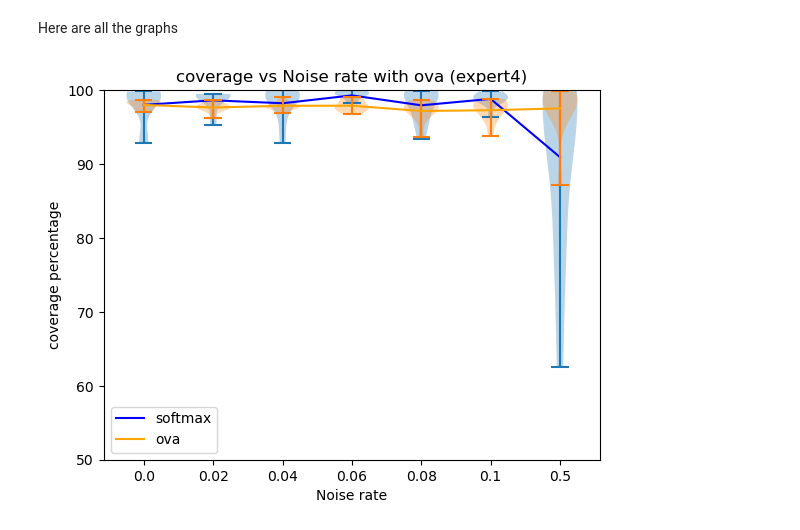
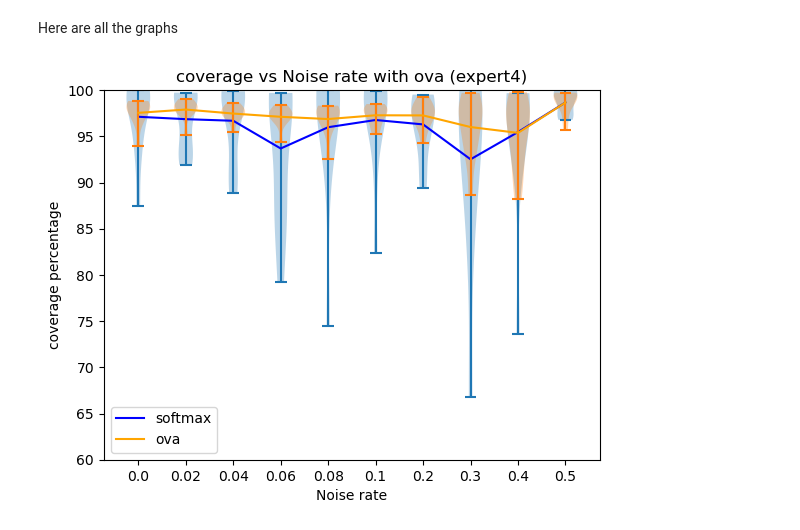
Before and after one commit to LeonPeric/Multi_L2D, a Jupyter notebook: Hatespeech/analysis.ipynb, the cells around one changed output. Saved outputs shown, nothing was run; the diff lists cells and outputs as text; code cells hidden in the pictures.

```diff
--- a/Hatespeech/analysis.ipynb
+++ b/Hatespeech/analysis.ipynb
@@ -7,7 +7,7 @@ import matplotlib.pyplot as plt
 import json
 %matplotlib inline
 
-noise_rates = [0.0, 0.02, 0.04, 0.06, 0.08, 0.1, 0.5]
+noise_rates = [0.0, 0.02, 0.04, 0.06, 0.08, 0.1, 0.2, 0.3, 0.4, 0.5]
 seeds = [42, 35, 936, 235, 464, 912, 445, 202, 19, 986]
 # %%
 with open("metrics/metrics_ova_expert4.json", "rb") as f:
@@ -16,11 +16,11 @@ with open("metrics/metrics_ova_expert4.json", "rb") as f:
 with open("metrics/metrics_softmax_expert4.json", "rb") as f:
     metrics_softmax_expert4 = json.load(f)
 
-with open("metrics/metrics_ova_expert5.json", "rb") as f:
-    metrics_ova_expert5 = json.load(f)
+# with open("metrics/metrics_ova_expert5.json", "rb") as f:
+#     metrics_ova_expert5 = json.load(f)
 
-with open("metrics/metrics_softmax_expert5.json", "rb") as f:
-    metrics_softmax_expert5 = json.load(f)
+# with open("metrics/metrics_softmax_expert5.json", "rb") as f:
+#     metrics_softmax_expert5 = json.load(f)
 # %%
 def get_mean_std_analytics(metrics):
     avg_std_error_rates = dict()
@@ -48,22 +48,23 @@ avg_std_error_rates_list_expert5 = [avg_std_error_rates_softmax_expert5, avg_std
 losses = ["softmax", "ova"]
 # %%
 colors = ['blue', 'orange']
+x_range = [i for i in range(1, 11)]
 def plot_metrics(metric, ylim, lists, expert):
     for i, loss in enumerate(lists):
         plt.title(f"{metric} vs Noise rate with {losses[i]} ({expert})")
         plt.violinplot([loss[error_rate][metric]["values"] for error_rate in loss])
-        plt.plot([1, 2, 3, 4, 5, 6, 7], [loss[error_rate][metric]["Mean"] for error_rate in loss], c=colors[i], label=losses[i])
+        plt.plot(x_range, [loss[error_rate][metric]["Mean"] for error_rate in loss], c=colors[i], label=losses[i])
         plt.ylim(ylim)
         plt.ylabel(metric + " percentage")
         plt.xlabel("Noise rate")
-        plt.xticks([1, 2, 3, 4, 5, 6, 7], noise_rates)
+        plt.xticks(x_range, noise_rates)
         plt.grid()
         plt.legend()
         #plt.show()
-    plt.savefig(f"images/{metric}_{expert}.png")
+    plt.savefig(f"images/{metric}_{expert}_updated.png")
 # %%
-plot_metrics("coverage", (50, 100), avg_std_error_rates_list_expert4, "expert4")
+plot_metrics("coverage", (60, 100), avg_std_error_rates_list_expert4, "expert4")
 # %% [output]
-[figure, old version]
+[figure, new version]
 # %%
 plot_metrics("coverage", (30, 100), avg_std_error_rates_list_expert5, "expert5")
```
Also changed, not shown: parts of 8 cells of this notebook, 7 other files.
